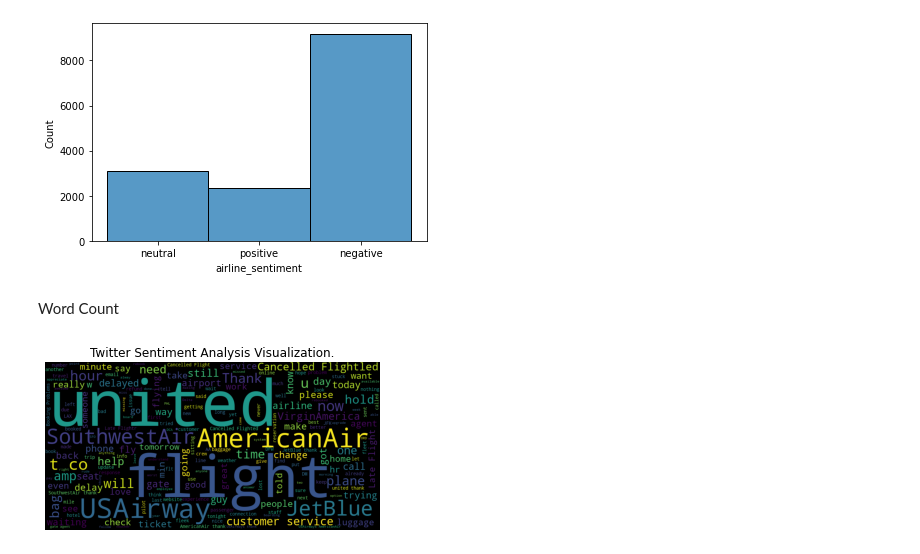
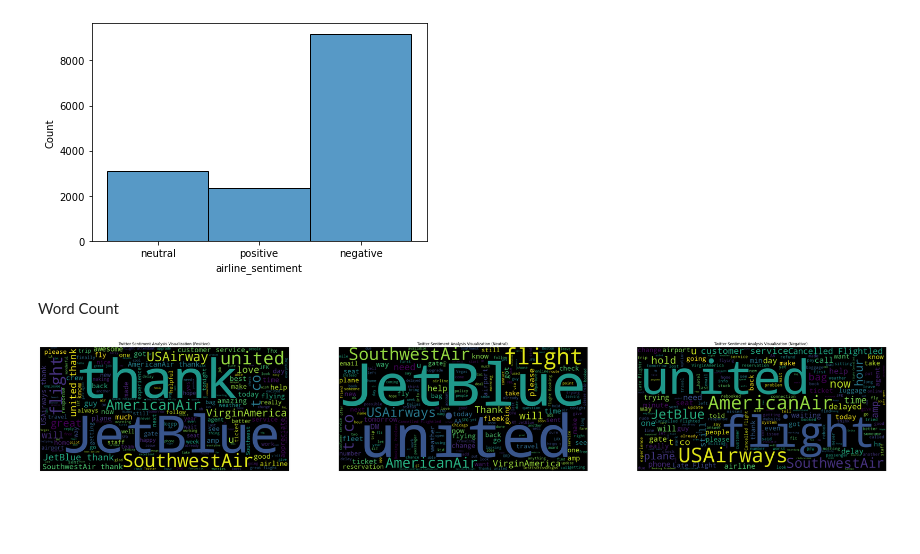
Before and after one commit to MaxZx3000/Sentiment-Analysis, a Jupyter notebook: sentiment-analysis.ipynb, the cells around one changed output. Saved outputs shown, nothing was run; the diff lists cells and outputs as text; code cells hidden in the pictures; blank space fills up the shorter version.

Commit message:
Split the visualization into positive, negative and neutral

```diff
--- a/sentiment-analysis.ipynb
+++ b/sentiment-analysis.ipynb
@@ -57,14 +57,35 @@ Word Count
 # %%
 def visualize_word_cloud(documents, title, width, height):
     word_cloud = WordCloud(width = width, height = height, random_state = 100)
     text_from_all_documents = " ".join(documents)
     word_cloud.generate(text_from_all_documents)
 
     plt.title(title)
     plt.axis("off")
     plt.imshow(word_cloud)
-    plt.show()
 
-visualize_word_cloud(twitter_sentiment_analysis_required_fields_df[text_field], "Twitter Sentiment Analysis Visualization.", 1000, 500)
+plt.figure(figsize = (50, 20))
+plt.subplot(1, 3, 1)
+visualize_word_cloud(
+    twitter_sentiment_analysis_required_fields_df[twitter_sentiment_analysis_required_fields_df[airline_sentiment_field].str.contains("positive")][text_field],
+    "Twitter Sentiment Analysis Visualization (Positive).",
+    1000,
+    500
+)
+plt.subplot(1, 3, 2)
+visualize_word_cloud(
+    twitter_sentiment_analysis_required_fields_df[twitter_sentiment_analysis_required_fields_df[airline_sentiment_field].str.contains("neutral")][text_field],
+    "Twitter Sentiment Analysis Visualization (Neutral).",
+    1000,
+    500
+)
+plt.subplot(1, 3, 3)
+visualize_word_cloud(
+    twitter_sentiment_analysis_required_fields_df[twitter_sentiment_analysis_required_fields_df[airline_sentiment_field].str.contains("negative")][text_field],
+    "Twitter Sentiment Analysis Visualization (Negative).",
+    1000,
+    500
+)
+plt.show()
 # %% [output]
-[figure, old version]
+[figure, new version]
```
